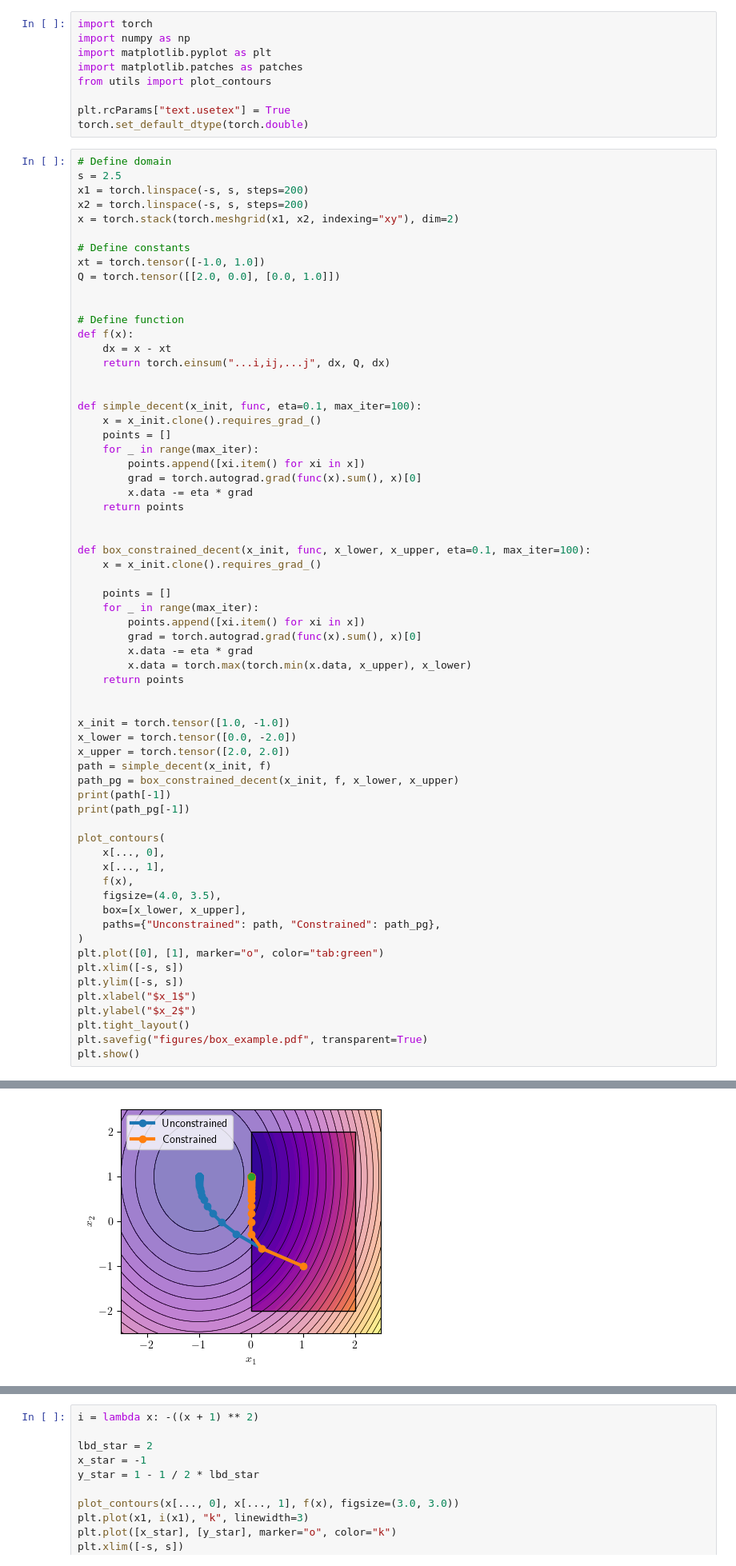
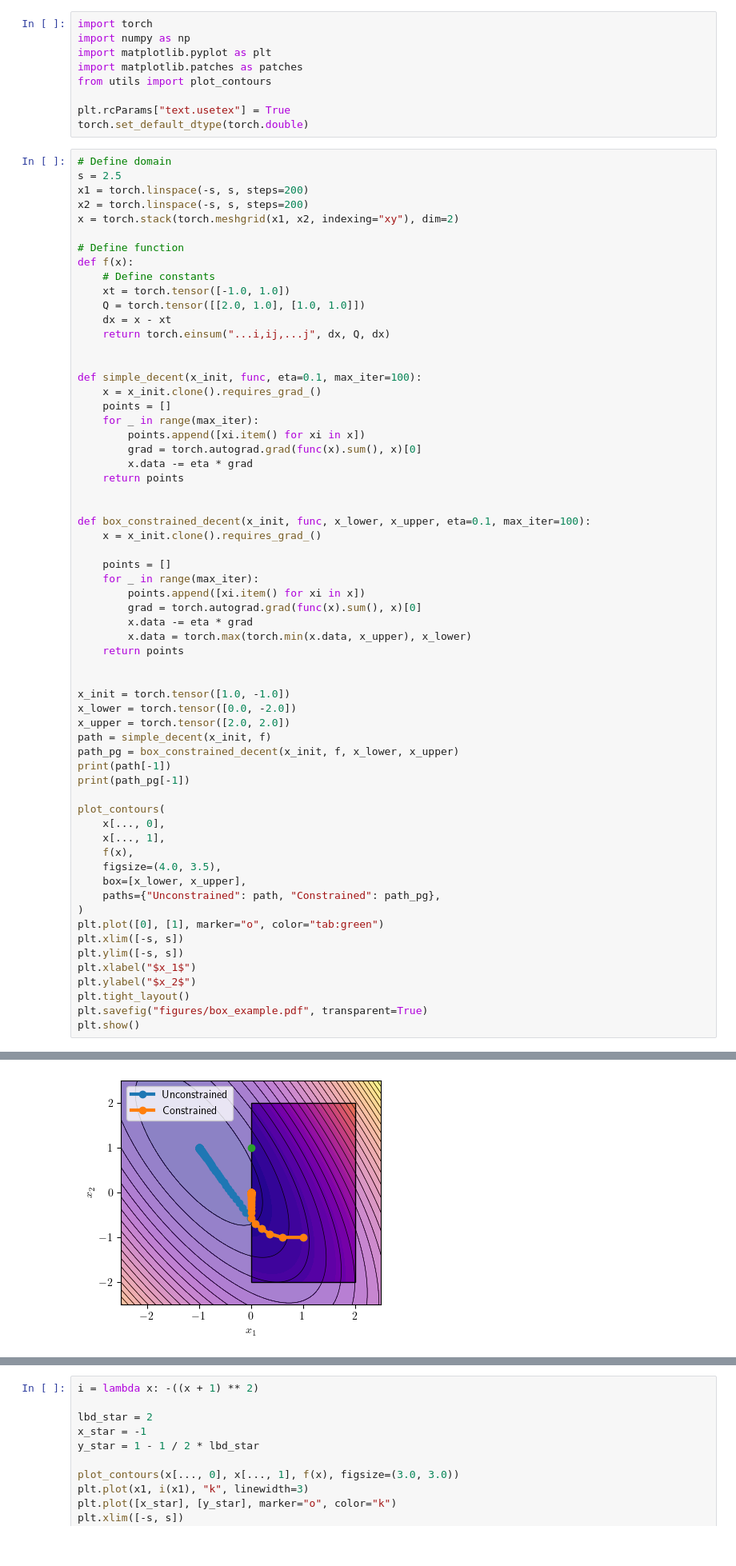
Before and after one commit to meyer-nils/structural_optimization, a Jupyter notebook: lecture_03_constrained_optimization.ipynb, the cells around one changed output, grey strips where cells are left out. Shown at 80% size. Drawn from its saved outputs; the diff is of its cells as text.

```diff
--- a/lecture_03_constrained_optimization.ipynb
+++ b/lecture_03_constrained_optimization.ipynb
@@ -14,13 +14,11 @@ x1 = torch.linspace(-s, s, steps=200)
 x2 = torch.linspace(-s, s, steps=200)
 x = torch.stack(torch.meshgrid(x1, x2, indexing="xy"), dim=2)
 
-# Define constants
-xt = torch.tensor([-1.0, 1.0])
-Q = torch.tensor([[2.0, 0.0], [0.0, 1.0]])
-
-
 # Define function
 def f(x):
+    # Define constants
+    xt = torch.tensor([-1.0, 1.0])
+    Q = torch.tensor([[2.0, 1.0], [1.0, 1.0]])
     dx = x - xt
     return torch.einsum("...i,ij,...j", dx, Q, dx)
 
@@ -77,3 +75,3 @@ plt.show()
-[figure, old version]
+[figure, new version]
 # %%
 h = lambda x: x - 2
```
Also changed, not shown: parts of 2 cells of this notebook, 7 other files.
